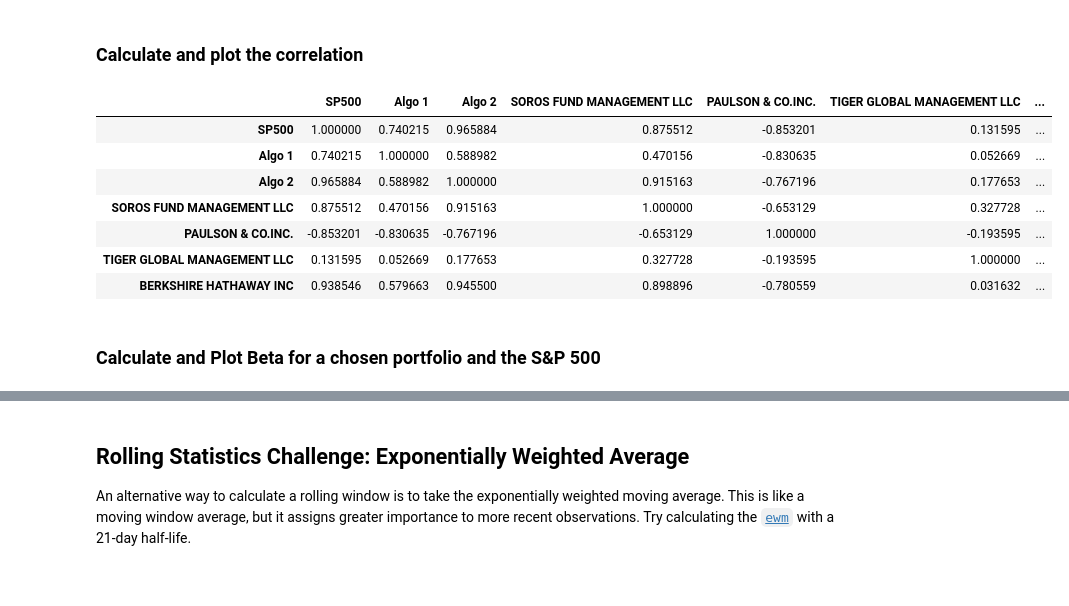
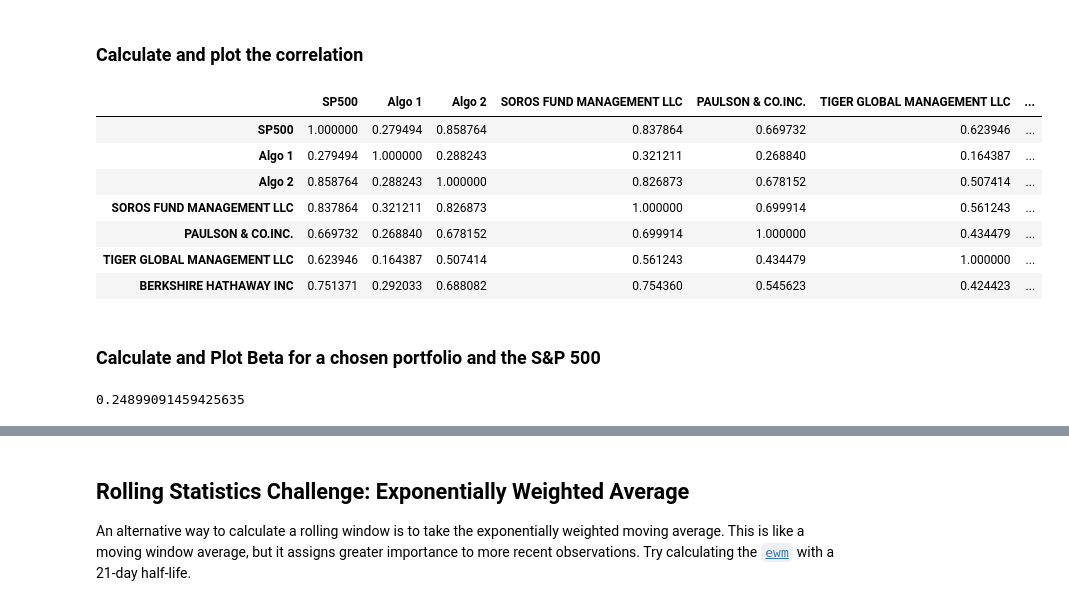
Before and after one commit to BRENNANSEANM/pandas-homework, a Jupyter notebook: Whale/whale_analysis.ipynb, the cells around one changed output, grey strips where cells are left out. Drawn from its saved outputs; the diff is of its cells as text; code cells hidden in the pictures.

```diff
--- a/Whale/whale_analysis.ipynb
+++ b/Whale/whale_analysis.ipynb
@@ -153,7 +154,6 @@ sp500_dr.head()
 # %%
 # Join Whale Returns, Algorithmic Returns, and the S&P 500 Returns into a single DataFrame with columns for each portfolio's returns.
 portfolio_col = pd.concat([sp500_dr, algo_df, whale_df], axis="columns", join="inner")
-portfolio_col.sort_index(inplace=True)
 portfolio_col
 # %% [output]
 |  | SP500 | Algo 1 | Algo 2 | SOROS FUND MANAGEMENT LLC | PAULSON & CO.INC. | TIGER GLOBAL MANAGEMENT LLC | ... |
@@ -285,26 +311,32 @@ cumulative_std21.plot(figsize=(20,10))
 ### Calculate and plot the correlation
 # %%
 # Calculate the correlation
-cumulative_cor = cumulative_returns.corr()
+portfolio_cor = portfolio_col.corr()
 
 # Display de correlation matrix
-cumulative_cor
+portfolio_cor
 # %% [output]
 |  | SP500 | Algo 1 | Algo 2 | SOROS FUND MANAGEMENT LLC | PAULSON & CO.INC. | TIGER GLOBAL MANAGEMENT LLC | ... |
-| SP500 | 1.000000 | 0.740215 | 0.965884 | 0.875512 | -0.853201 | 0.131595 | ... |
-| Algo 1 | 0.740215 | 1.000000 | 0.588982 | 0.470156 | -0.830635 | 0.052669 | ... |
-| Algo 2 | 0.965884 | 0.588982 | 1.000000 | 0.915163 | -0.767196 | 0.177653 | ... |
-| SOROS FUND MANAGEMENT LLC | 0.875512 | 0.470156 | 0.915163 | 1.000000 | -0.653129 | 0.327728 | ... |
-| PAULSON & CO.INC. | -0.853201 | -0.830635 | -0.767196 | -0.653129 | 1.000000 | -0.193595 | ... |
-| TIGER GLOBAL MANAGEMENT LLC | 0.131595 | 0.052669 | 0.177653 | 0.327728 | -0.193595 | 1.000000 | ... |
-| BERKSHIRE HATHAWAY INC | 0.938546 | 0.579663 | 0.945500 | 0.898896 | -0.780559 | 0.031632 | ... |
+| SP500 | 1.000000 | 0.279494 | 0.858764 | 0.837864 | 0.669732 | 0.623946 | ... |
+| Algo 1 | 0.279494 | 1.000000 | 0.288243 | 0.321211 | 0.268840 | 0.164387 | ... |
+| Algo 2 | 0.858764 | 0.288243 | 1.000000 | 0.826873 | 0.678152 | 0.507414 | ... |
+| SOROS FUND MANAGEMENT LLC | 0.837864 | 0.321211 | 0.826873 | 1.000000 | 0.699914 | 0.561243 | ... |
+| PAULSON & CO.INC. | 0.669732 | 0.268840 | 0.678152 | 0.699914 | 1.000000 | 0.434479 | ... |
+| TIGER GLOBAL MANAGEMENT LLC | 0.623946 | 0.164387 | 0.507414 | 0.561243 | 0.434479 | 1.000000 | ... |
+| BERKSHIRE HATHAWAY INC | 0.751371 | 0.292033 | 0.688082 | 0.754360 | 0.545623 | 0.424423 | ... |
 # %% [markdown]
 ### Calculate and Plot Beta for a chosen portfolio and the S&P 500
 # %%
 # Calculate covariance of a single portfolio
+covariance_algo1 = portfolio_col['Algo 1'].cov(portfolio_col['SP500'])
+#covariance_algo1
 
 # Calculate variance of S&P 500
+variance_sp500 = portfolio_col['SP500'].var()
+#variance_sp500
 
 # Computing beta
-
-# Plot beta trend
+algo1_beta = covariance_algo1 / variance_sp500
+algo1_beta
+# %% [output]
+0.24899091459425635
```
Also changed, not shown: parts of 40 cells of this notebook, 1 other file.
